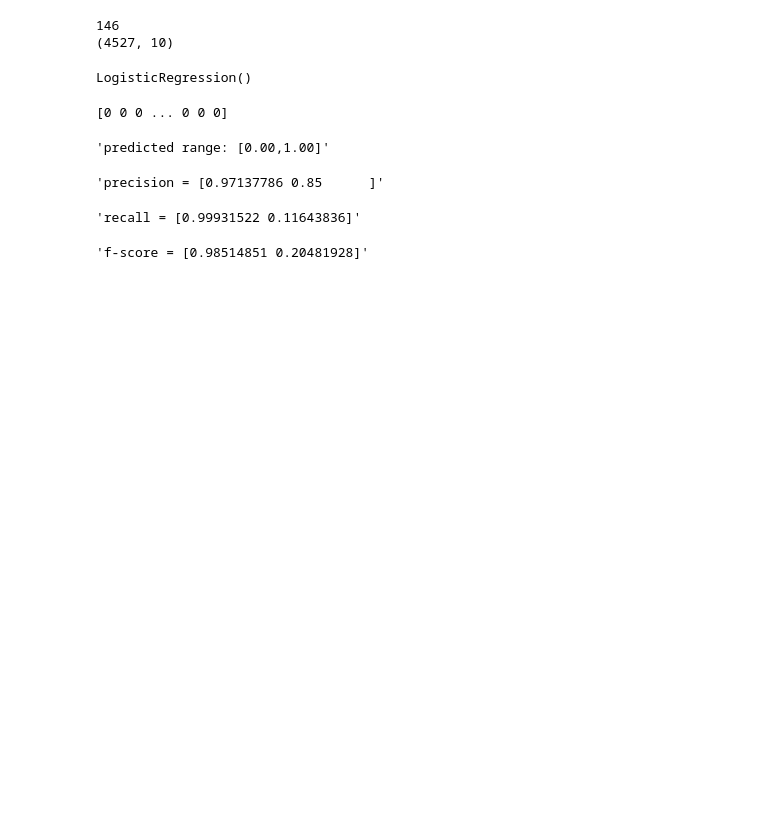
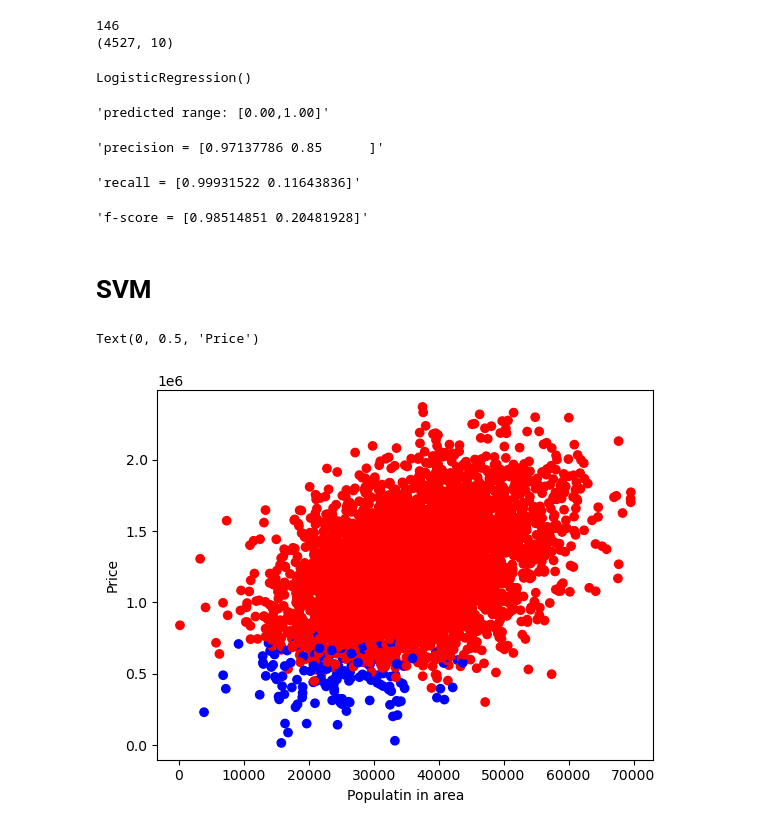
Before and after one commit to Jamessanfor/Project7, a Jupyter notebook: Project_07.ipynb, the cells around one changed output. Cells and saved outputs as stored; diff of their text form; code cells hidden in the pictures; blank space fills up the shorter version.

```diff
--- a/Project_07.ipynb
+++ b/Project_07.ipynb
@@ -78,7 +78,7 @@ def affordable_or_not(salary, price):
     mx_price= 4*salary
     return mx_price>=price
 # %%
-afford= (bystate['Avg. Area Income']*10) >= bystate['Price']
+afford= ((bystate['Avg. Area Income']*10) >= bystate['Price'] )
 
 afford = afford.astype(int)
 num=0
@@ -122,7 +122,6 @@ lm.fit(X, y)
 LogisticRegression()
 # %%
 y_pred = lm.predict(X)
-print(y_pred)
 # look at what values were predicted
 
 
@@ -133,8 +132,9 @@ display('precision = {}'.format(p))
 display('recall = {}'.format(r))
 display('f-score = {}'.format(f))
 # %% [output]
-[0 0 0 ... 0 0 0]
+'predicted range: [0.00,1.00]'
-'predicted range: [0.00,1.00]'
+'precision = [0.97137786 0.85      ]'
-'precision = [0.97137786 0.85      ]'
+'recall = [0.99931522 0.11643836]'
-'recall = [0.99931522 0.11643836]'
+'f-score = [0.98514851 0.20481928]'
-'f-score = [0.98514851 0.20481928]'
+# %% [markdown]
+# SVM
@@ -140,0 +150,13 @@ display('f-score = {}'.format(f))
+# %%
+
+X = bystate[[ 'Area Population','Price']]
+y = bystate.afford_or_not
+
+
+color = ['r' if y_ == 0 else 'b' for y_ in y]
+plt.scatter(bystate['Area Population'], bystate['Price'], c=color)
+plt.xlabel('Populatin in area')
+plt.ylabel('Price')
+# %% [output]
+Text(0, 0.5, 'Price')
+[figure, added]
```
Also changed, not shown: parts of 2 cells of this notebook.
